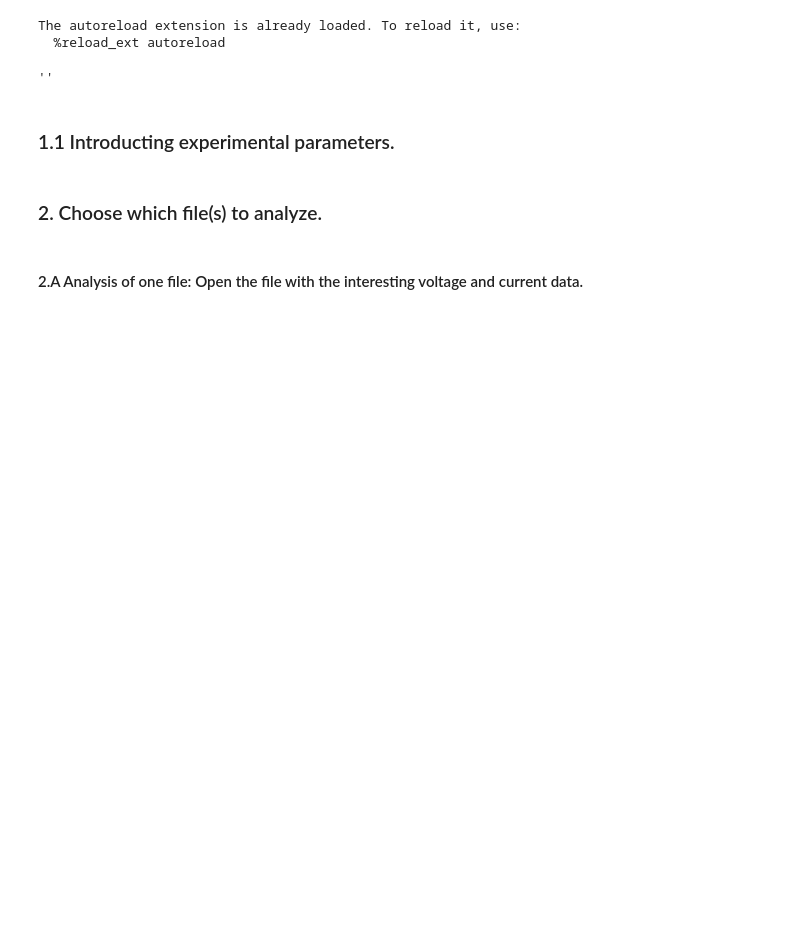
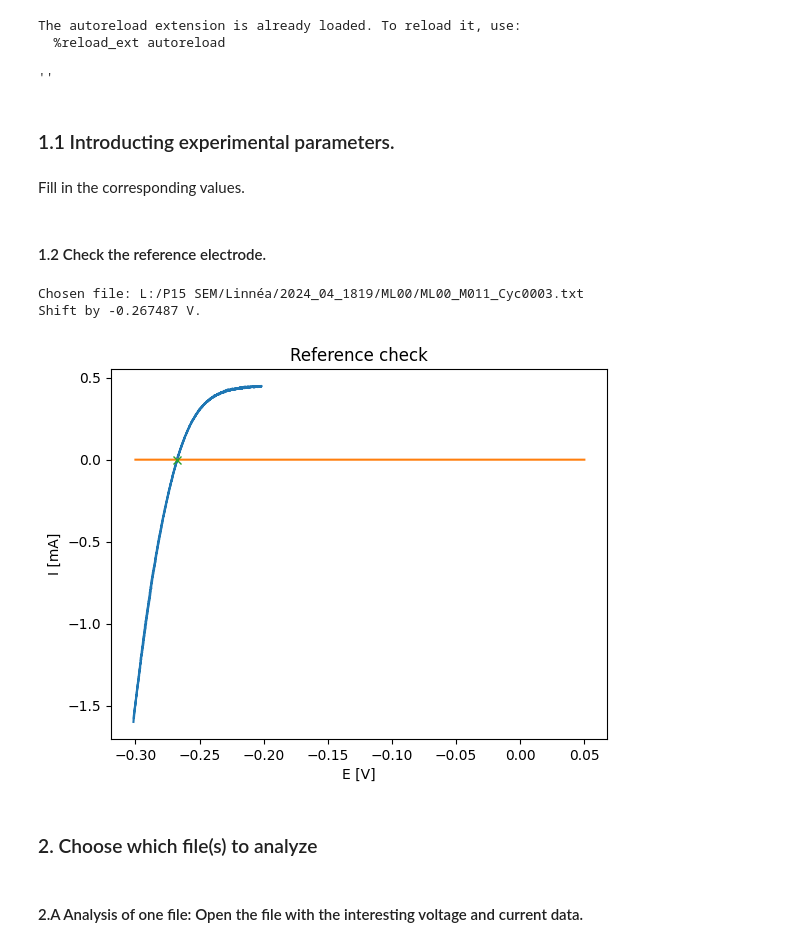
Before and after one commit to linneabjork/RDE_analysis, a Jupyter notebook: run_stability.ipynb, the cells around one changed output. Saved outputs shown, nothing was run; the diff lists cells and outputs as text; code cells hidden in the pictures; blank space fills up the shorter version.

```diff
--- a/run_stability.ipynb
+++ b/run_stability.ipynb
@@ -25,4 +25,6 @@ The autoreload extension is already loaded. To reload it, use:
 ''
 # %% [markdown]
 ### 1.1 Introducting experimental parameters.
+# %% [markdown]
+Fill in the corresponding values.
 # %%
@@ -38,5 +39,20 @@ index = 10                  # number of lines of info to be removed
+# %% [markdown]
+#### 1.2 Check the reference electrode.
+# %%
+%autoreload
+H2_file = filedialog.askopenfilename(title="Choose the file with CV under hydrogen.")
+V, I = get_voltage_current(H2_file, index)
+print("Chosen file:",H2_file)
+
+x_lower_limit = -0.3
+x_upper_limit = 0.05
+reference = reference_check(V, I, x_lower_limit, x_upper_limit)
+# %% [output]
+Chosen file: L:/P15 SEM/Linnéa/2024_04_1819/ML00/ML00_M011_Cyc0003.txt
+Shift by -0.267487 V.
+[figure, added]
 # %% [markdown]
-### 2. Choose which file(s) to analyze.
+### 2. Choose which file(s) to analyze
 # %% [markdown]
 #### 2.A Analysis of one file: Open the file with the interesting voltage and current data.
 # %%
```
Also changed, not shown: parts of 18 cells of this notebook, 1 other file.
